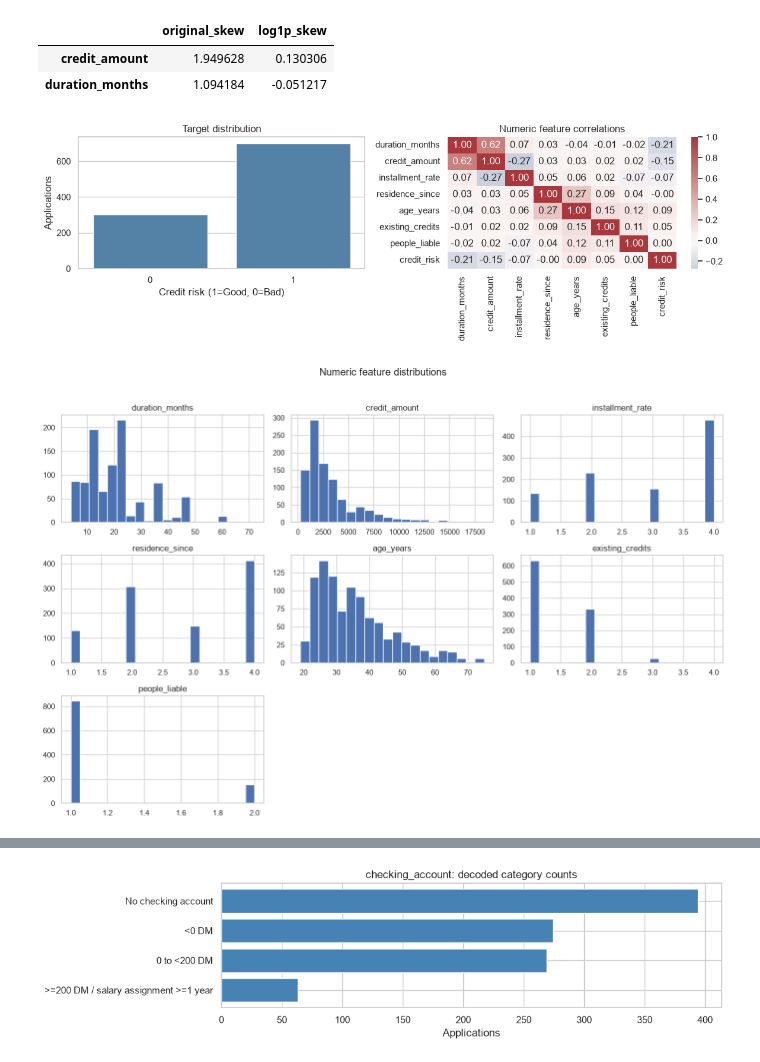
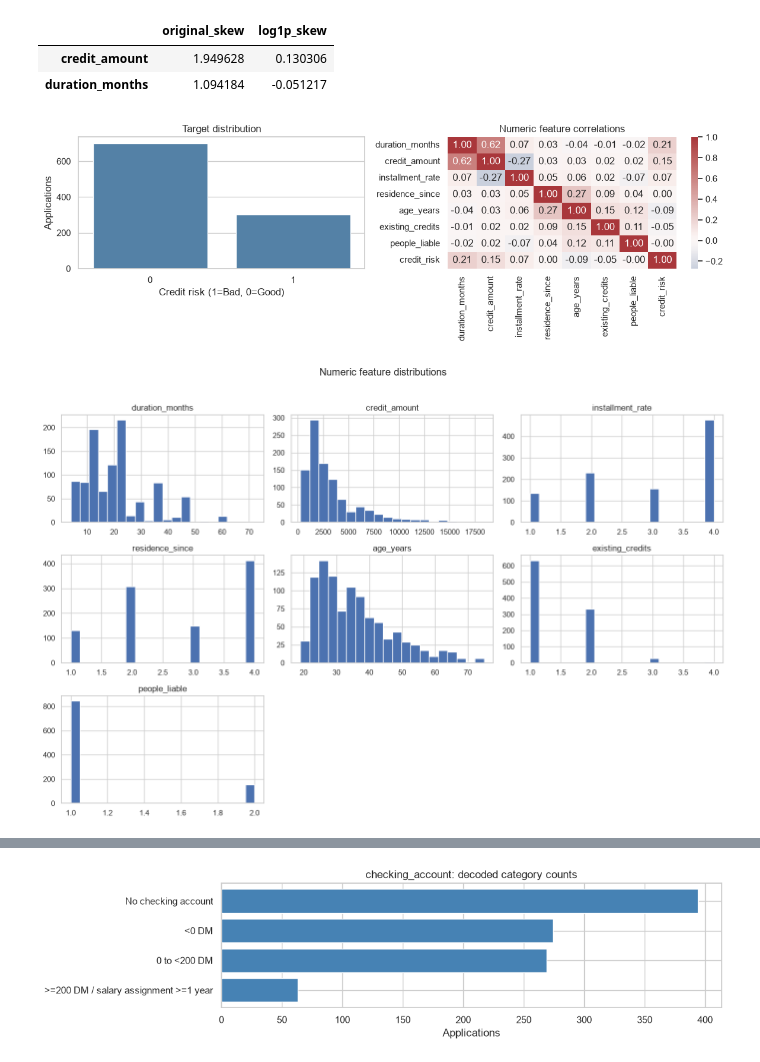
Before and after one commit to saltypassion/DSE4212-Creditscoring, a Jupyter notebook: notebooks/German_Credit_Clean.ipynb, the cells around one changed output, grey strips where cells are left out. Drawn from its saved outputs; the diff is of its cells as text; code cells hidden in the pictures.

Commit message:
Swap credit risk target to Bad=1 and Good=0
Update cost-sensitive predictions, fairness metrics, and CSV exports.
Preserve train/test membership and fix paths for notebooks directory.

```diff
--- a/notebooks/German_Credit_Clean.ipynb
+++ b/notebooks/German_Credit_Clean.ipynb
@@ -25,8 +25,9 @@ from sklearn.preprocessing import OneHotEncoder, StandardScaler
 
 RANDOM_STATE = 4212
 TEST_SIZE = 0.20
-DATA_PATH = Path("statlog+german+credit+data") / "german.data"
-OUTPUT_DIR = Path("outputs")
+PROJECT_ROOT = Path.cwd() if (Path.cwd() / "statlog+german+credit+data").exists() else Path.cwd().parent
+DATA_PATH = PROJECT_ROOT / "statlog+german+credit+data" / "german.data"
+OUTPUT_DIR = PROJECT_ROOT / "outputs"
 OUTPUT_DIR.mkdir(exist_ok=True)
 FIGURE_DIR = OUTPUT_DIR / "figures"
 FIGURE_DIR.mkdir(exist_ok=True)
@@ -191,8 +192,8 @@ for column in numeric_columns:
 for column in categorical_columns:
     clean[column] = clean[column].astype("str")
 
-# The source uses label 1 for Good and 2 for Bad. Good is the favorable outcome, we map to Good = 1, Bad = 0.
-clean["credit_risk"] = clean["original_label"].map({1: 1, 2: 0}).astype("int8")
+# The source uses label 1 for Good and 2 for Bad. Good is the favorable outcome, we map to Good = 0, Bad = 1.
+clean["credit_risk"] = clean["original_label"].map({1: 0, 2: 1}).astype("int8")
 clean["gender_group"] = clean["personal_status_sex"].map({
     "A91": "Male", "A93": "Male", "A94": "Male",
     "A92": "Female", "A95": "Female",
@@ -396,25 +397,25 @@ display(pd.DataFrame({"original_skew": clean[["credit_amount", "duration_months"
 # %%
 fig, axes = plt.subplots(1, 2, figsize=(12, 4))
 sns.countplot(data=clean, x="credit_risk", ax=axes[0], color="steelblue")
-axes[0].set(title="Target distribution", xlabel="Credit risk (1=Good, 0=Bad)", ylabel="Applications")
+axes[0].set(title="Target distribution", xlabel="Credit risk (1=Bad, 0=Good)", ylabel="Applications")
 sns.heatmap(clean[numeric_columns + ["credit_risk"]].corr(), annot=True, fmt=".2f", cmap="vlag", center=0, ax=axes[1])
 axes[1].set_title("Numeric feature correlations")
 plt.tight_layout()
 show_and_save("figure_11_1")
 
 clean[numeric_columns].hist(bins=20, figsize=(14, 9), edgecolor="white")
 plt.suptitle("Numeric feature distributions", y=1.02)
 plt.tight_layout()
 show_and_save("figure_11_2")
 
 fig, axes = plt.subplots(len(numeric_columns), 1, figsize=(10, 2.4 * len(numeric_columns)))
 for ax, column in zip(axes, numeric_columns):
     sns.boxplot(data=clean, x=column, ax=ax, color="lightsteelblue")
     ax.set_title(f"{column}: boxplot (IQR flags are not automatic exclusions)")
 plt.tight_layout()
 show_and_save("figure_11_3")
 # %% [output]
-[figure, old version]
+[figure, new version]
 [figure]
 [figure]
 # %%
```
Also changed, not shown: parts of 8 cells of this notebook, 3 other files.
